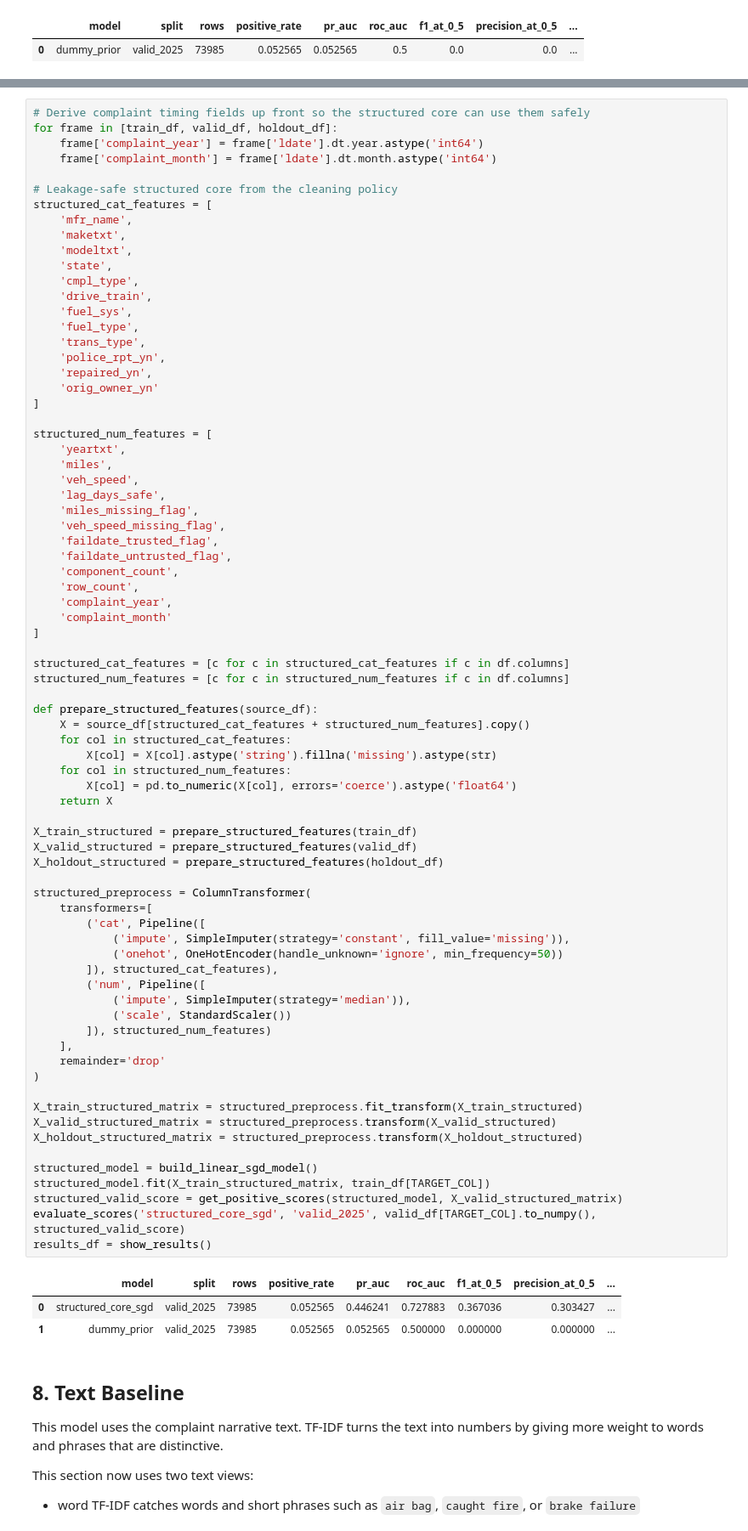
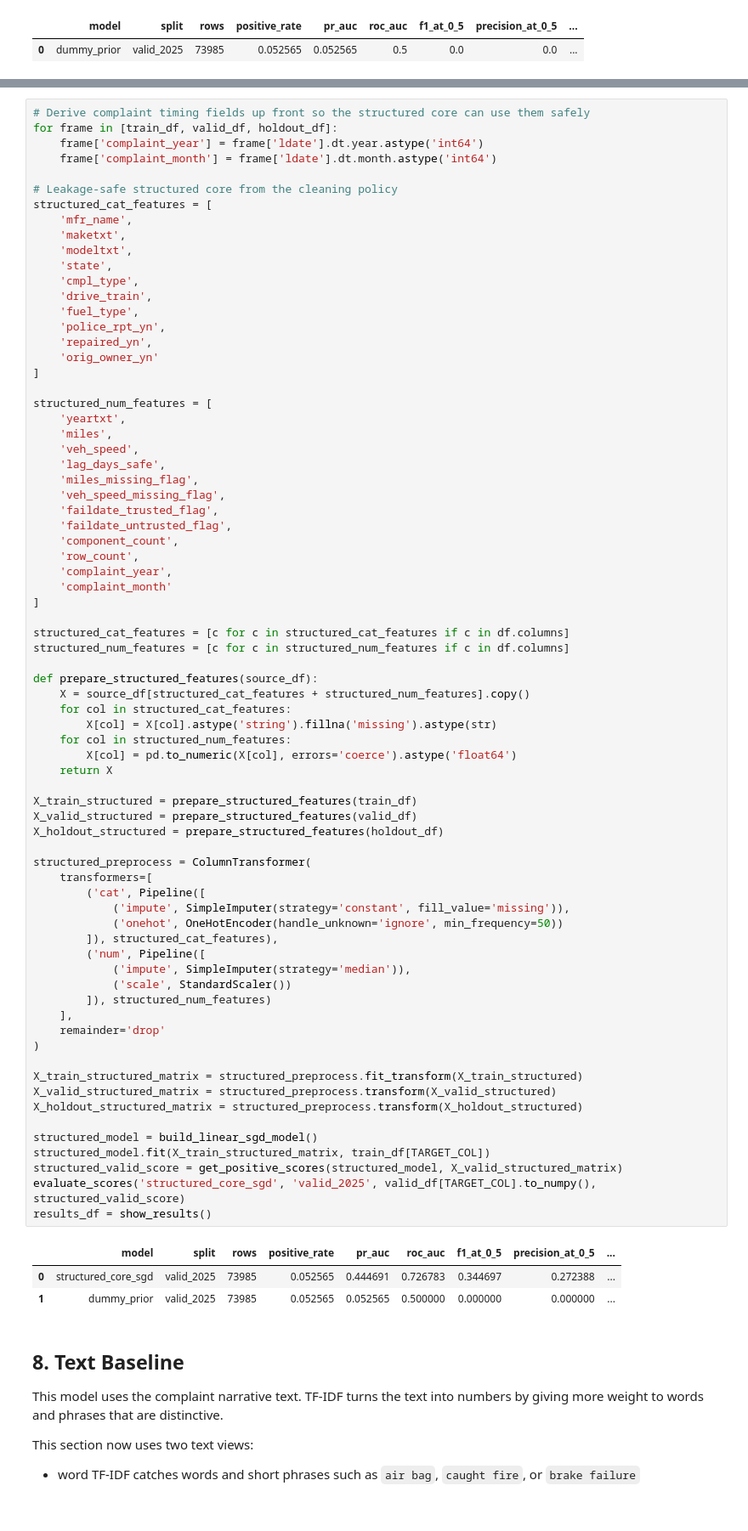
Before and after one commit to DavisM1212/NHTSA-ODI-Complaint-Analytics, a Jupyter notebook: notebooks/Severity_Ranking_Framework.ipynb, the cells around one changed output, grey strips where cells are left out. Shown at 85% size. Saved outputs shown, nothing was run; the diff lists cells and outputs as text.

```diff
--- a/notebooks/Severity_Ranking_Framework.ipynb
+++ b/notebooks/Severity_Ranking_Framework.ipynb
@@ -289,9 +412,7 @@ structured_cat_features = [
     'state',
     'cmpl_type',
     'drive_train',
-    'fuel_sys',
     'fuel_type',
-    'trans_type',
     'police_rpt_yn',
     'repaired_yn',
     'orig_owner_yn'
@@ -325,34 +446,34 @@ def prepare_structured_features(source_df):
 
 X_train_structured = prepare_structured_features(train_df)
 X_valid_structured = prepare_structured_features(valid_df)
 X_holdout_structured = prepare_structured_features(holdout_df)
 
 structured_preprocess = ColumnTransformer(
     transformers=[
         ('cat', Pipeline([
             ('impute', SimpleImputer(strategy='constant', fill_value='missing')),
             ('onehot', OneHotEncoder(handle_unknown='ignore', min_frequency=50))
         ]), structured_cat_features),
         ('num', Pipeline([
             ('impute', SimpleImputer(strategy='median')),
             ('scale', StandardScaler())
         ]), structured_num_features)
     ],
     remainder='drop'
 )
 
 X_train_structured_matrix = structured_preprocess.fit_transform(X_train_structured)
 X_valid_structured_matrix = structured_preprocess.transform(X_valid_structured)
 X_holdout_structured_matrix = structured_preprocess.transform(X_holdout_structured)
 
 structured_model = build_linear_sgd_model()
 structured_model.fit(X_train_structured_matrix, train_df[TARGET_COL])
 structured_valid_score = get_positive_scores(structured_model, X_valid_structured_matrix)
 evaluate_scores('structured_core_sgd', 'valid_2025', valid_df[TARGET_COL].to_numpy(), structured_valid_score)
 results_df = show_results()
 # %% [output]
 |  | model | split | rows | positive_rate | pr_auc | roc_auc | f1_at_0_5 | precision_at_0_5 | ... |
-| 0 | structured_core_sgd | valid_2025 | 73985 | 0.052565 | 0.446241 | 0.727883 | 0.367036 | 0.303427 | ... |
+| 0 | structured_core_sgd | valid_2025 | 73985 | 0.052565 | 0.444691 | 0.726783 | 0.344697 | 0.272388 | ... |
 | 1 | dummy_prior | valid_2025 | 73985 | 0.052565 | 0.052565 | 0.500000 | 0.000000 | 0.000000 | ... |
 # %% [markdown]
 ## 8. Text Baseline
```
Also changed, not shown: parts of 31 cells of this notebook, 1 other file.
